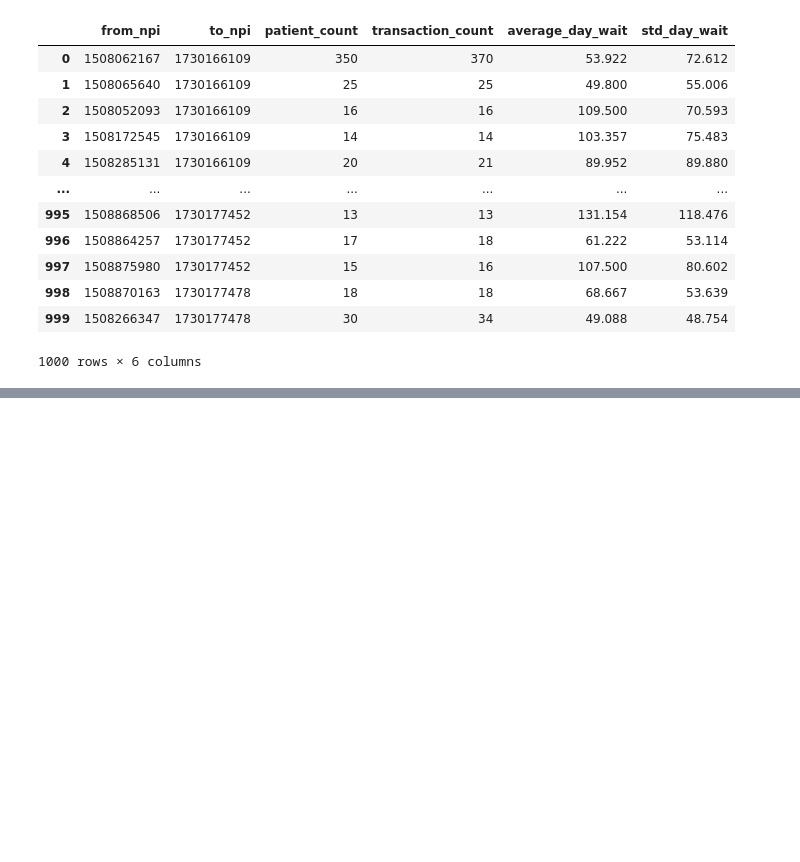
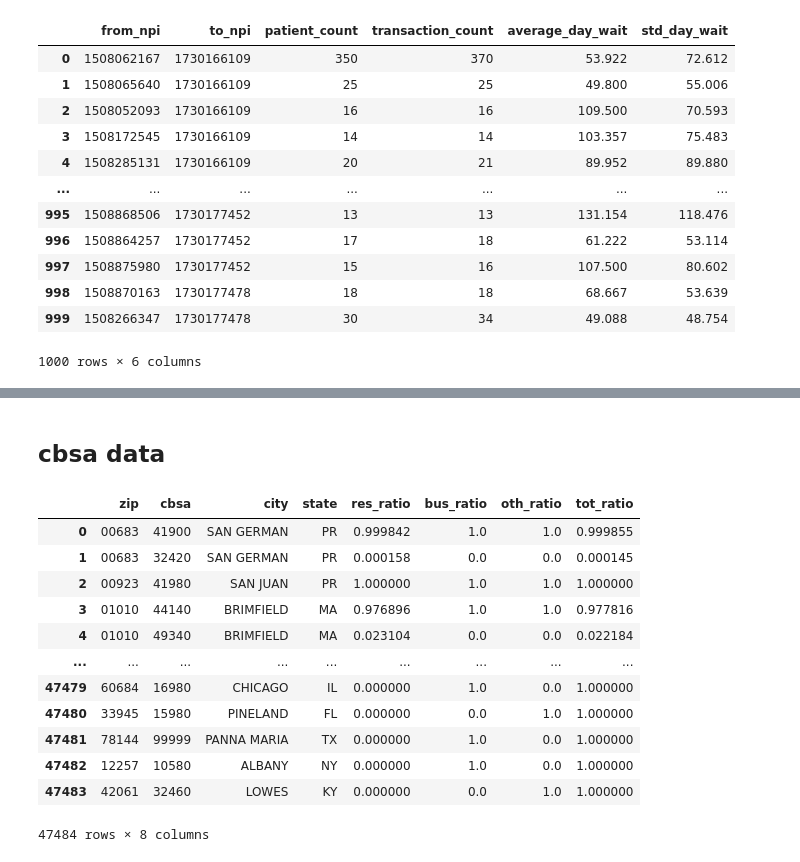
Before and after one commit to VahidehRasekhi/hop_team-hotdogs, a Jupyter notebook: scripts/build_sqlite_dbs.ipynb, the cells around one changed output, grey strips where cells are left out. Cells and saved outputs as stored; diff of their text form; code cells hidden in the pictures; blank space fills up the shorter version.

Commit message:
through in some zfills for zips, added cbsa and taxonomy tables. need to make read_csv more efficient to build sqlite database.

```diff
--- a/scripts/build_sqlite_dbs.ipynb
+++ b/scripts/build_sqlite_dbs.ipynb
@@ -173,2 +196,27 @@ ht_chunk
+# %% [markdown]
+## cbsa data
+# %%
+zip_cbsa = pd.read_excel('../data/NPPES/ZIP_CBSA_122021.xlsx')
+# %%
+zip_cbsa['zip'] = zip_cbsa['zip'].astype(str).str.zfill(5)
+zip_cbsa['cbsa'] = zip_cbsa['cbsa'].astype(str).str.zfill(5)
+zip_cbsa = zip_cbsa.rename(columns = {'usps_zip_pref_city': 'city',
+                                      'usps_zip_pref_state': 'state'})
+# %%
+zip_cbsa
+# %% [output]
+|  | zip | cbsa | city | state | res_ratio | bus_ratio | oth_ratio | tot_ratio |
+| 0 | 00683 | 41900 | SAN GERMAN | PR | 0.999842 | 1.0 | 1.0 | 0.999855 |
+| 1 | 00683 | 32420 | SAN GERMAN | PR | 0.000158 | 0.0 | 0.0 | 0.000145 |
+| 2 | 00923 | 41980 | SAN JUAN | PR | 1.000000 | 1.0 | 1.0 | 1.000000 |
+| 3 | 01010 | 44140 | BRIMFIELD | MA | 0.976896 | 1.0 | 1.0 | 0.977816 |
+| 4 | 01010 | 49340 | BRIMFIELD | MA | 0.023104 | 0.0 | 0.0 | 0.022184 |
+| ... | ... | ... | ... | ... | ... | ... | ... | ... |
+| 47479 | 60684 | 16980 | CHICAGO | IL | 0.000000 | 1.0 | 0.0 | 1.000000 |
+| 47480 | 33945 | 15980 | PINELAND | FL | 0.000000 | 0.0 | 1.0 | 1.000000 |
+| 47481 | 78144 | 99999 | PANNA MARIA | TX | 0.000000 | 1.0 | 0.0 | 1.000000 |
+| 47482 | 12257 | 10580 | ALBANY | NY | 0.000000 | 1.0 | 0.0 | 1.000000 |
+| 47483 | 42061 | 32460 | LOWES | KY | 0.000000 | 0.0 | 1.0 | 1.000000 |
+47484 rows × 8 columns
 # %% [markdown]
 # Create SQLite Database
```
Also changed, not shown: parts of 27 cells of this notebook, 2 other files.
